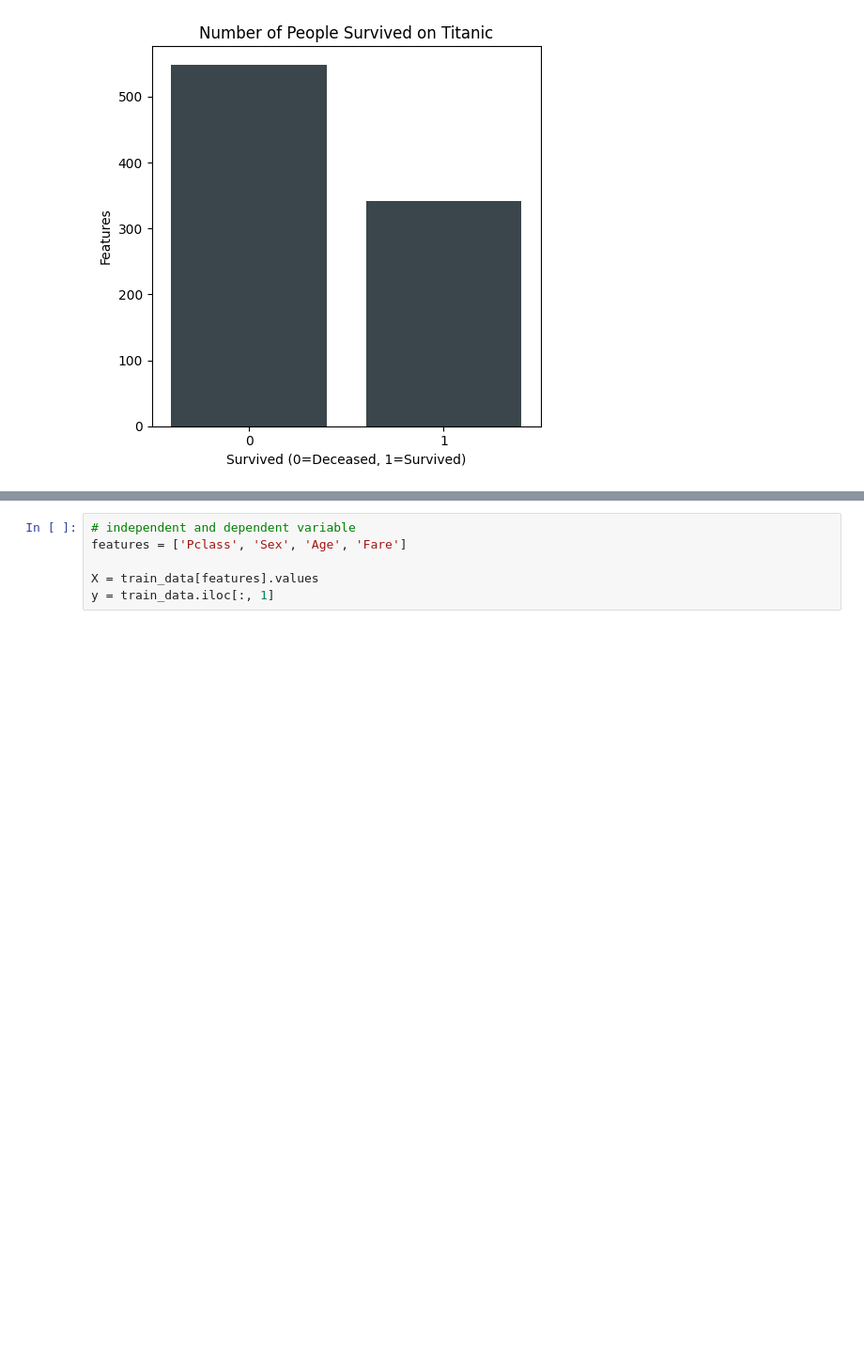
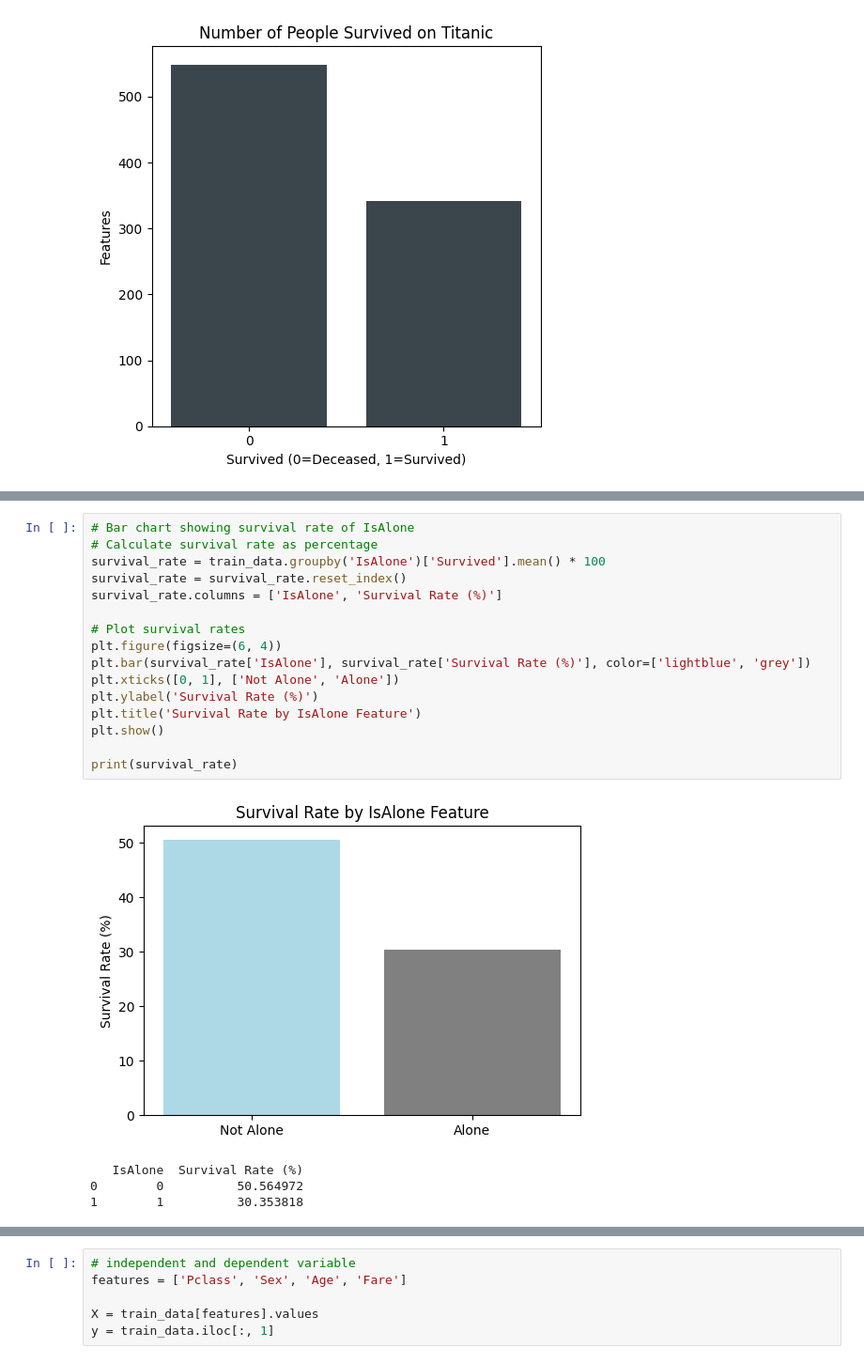
Before and after one commit to bytesbyt/ds_titanic, a Jupyter notebook: titanic.ipynb, the cells around one changed output, grey strips where cells are left out. Shown: that part at 94% size. Drawn from its saved outputs; the diff is of its cells as text; blank space fills up the shorter version.

```diff
--- a/titanic.ipynb
+++ b/titanic.ipynb
@@ -422,2 +471,23 @@ plt.show()
+# %%
+# Bar chart showing survival rate of IsAlone
+# Calculate survival rate as percentage
+survival_rate = train_data.groupby('IsAlone')['Survived'].mean() * 100
+survival_rate = survival_rate.reset_index()
+survival_rate.columns = ['IsAlone', 'Survival Rate (%)']
+
+# Plot survival rates
+plt.figure(figsize=(6, 4))
+plt.bar(survival_rate['IsAlone'], survival_rate['Survival Rate (%)'], color=['lightblue', 'grey'])
+plt.xticks([0, 1], ['Not Alone', 'Alone'])
+plt.ylabel('Survival Rate (%)')
+plt.title('Survival Rate by IsAlone Feature')
+plt.show()
+
+print(survival_rate)
+# %% [output]
+[figure, added]
+   IsAlone  Survival Rate (%)
+0        0          50.564972
+1        1          30.353818
 # %%
 # Correlation mat
```
Also changed, not shown: parts of 12 cells of this notebook.
